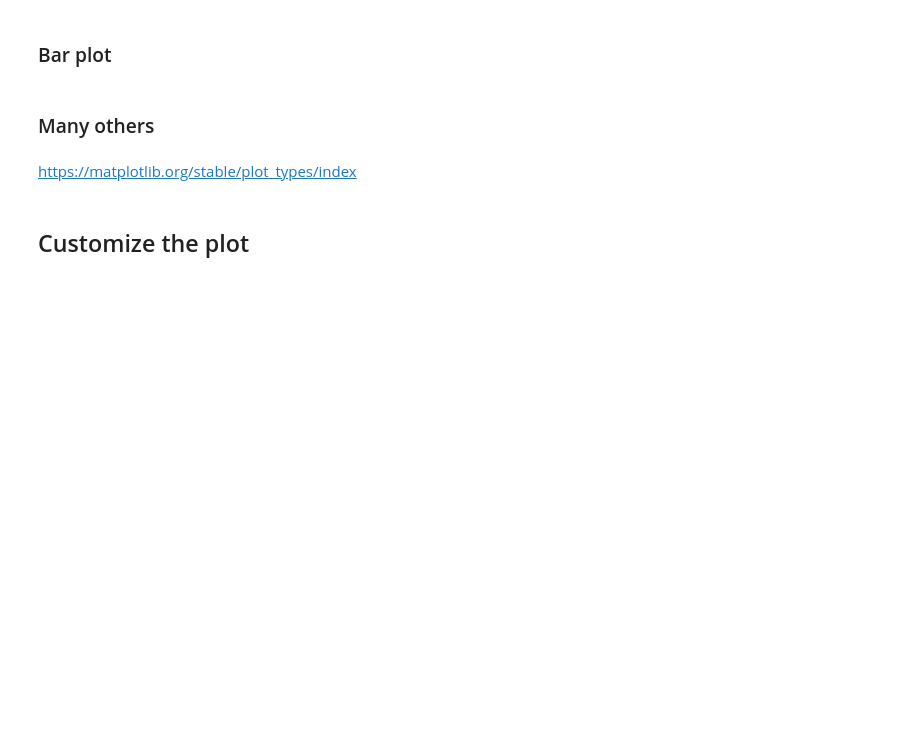
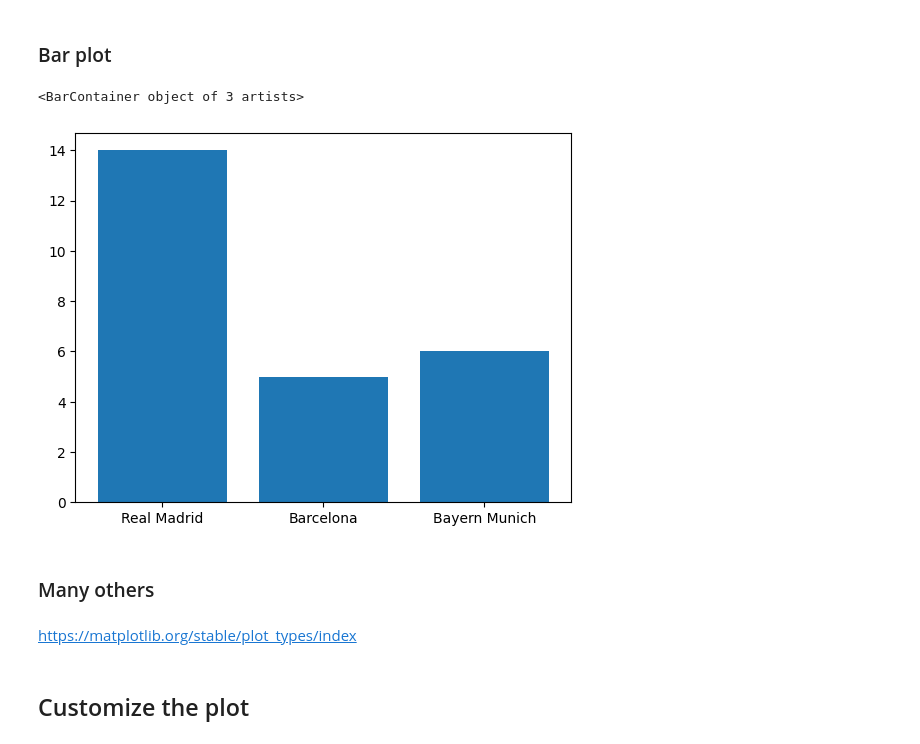
Before and after one commit to jsulopzs/course-resolving-python-data-analysis-visualization, a Jupyter notebook: 01_Getting Started with Data Visualization/01_Python Foundations for Data Visualization/01A_Foundations.ipynb, the cells around one changed output. Saved outputs shown, nothing was run; the diff lists cells and outputs as text; code cells hidden in the pictures; blank space fills up the shorter version.

```diff
--- a/01_Getting Started with Data Visualization/01_Python Foundations for Data Visualization/01A_Foundations.ipynb
+++ b/01_Getting Started with Data Visualization/01_Python Foundations for Data Visualization/01A_Foundations.ipynb
@@ -28,5 +61,10 @@ import matplotlib.pyplot as plt
 # %% [markdown]
 ### Bar plot
+# %%
+plt.bar(x=football_teams, height=champions_leagues)
+# %% [output]
+<BarContainer object of 3 artists>
+[figure, added]
 # %% [markdown]
 ### Many others
 # %% [markdown]
```
Also changed, not shown: parts of 28 cells of this notebook, 10 other files.
